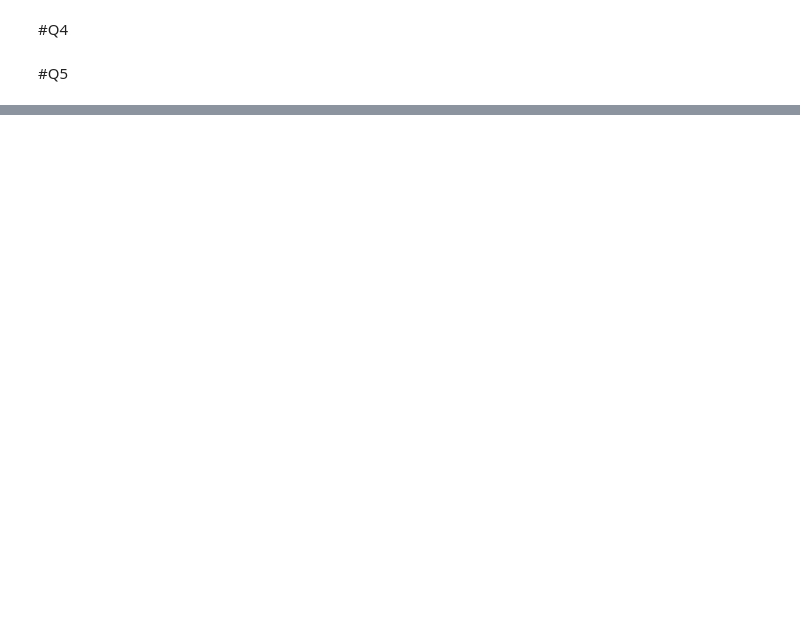
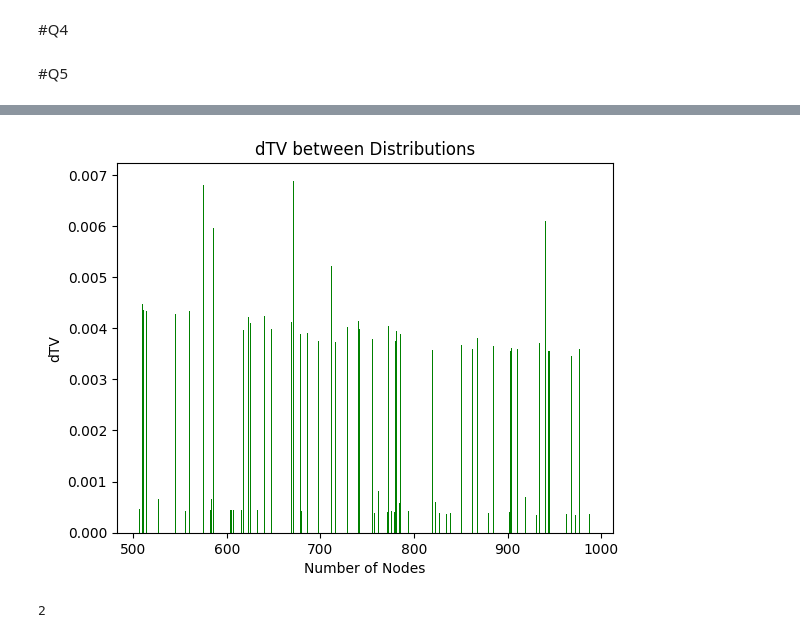
Before and after one commit to AmirEfi/Graph-Simulation, a Jupyter notebook: Simulation_Project.ipynb, the cells around one changed output, grey strips where cells are left out. Cells and saved outputs as stored; diff of their text form; code cells hidden in the pictures; blank space fills up the shorter version.

```diff
--- a/Simulation_Project.ipynb
+++ b/Simulation_Project.ipynb
@@ -524,0 +558,33 @@ plt.show()
+# %%
+# Q5-Part2: dTV between PDFs
+def column(arr, i):
+    return [row[i] for row in arr]
+
+pdf_all = list()
+for i in range(100):
+  pdf_deg = list()
+  nodes_q5 = random.randrange(500,1000)
+  SF_graph = nx.barabasi_albert_graph(nodes_q5, k)
+  degrees = [SF_graph.degree(n) for n in SF_graph.nodes()]
+  remDupDeg = rem_dup(degrees)
+  tmp_ga = random.choice(gamma)
+  for j in range(len(remDupDeg)):
+    mean_deg = math.pow((remDupDeg[j]+2), -tmp_ga)
+    pdf_deg.append(mean_deg)
+
+  pdf_all.append([sum(pdf_deg)/len(pdf_deg), nodes_q5])
+
+df = pd.DataFrame(pdf_all, columns=['PDF', 'Nodes'])
+plt.bar(df["Nodes"], df["PDF"], color='green')
+plt.title("dTV between Distributions")
+plt.xlabel("Number of Nodes")
+plt.ylabel("dTV")
+plt.show()
+# %% [output]
+[figure, added]
+# %%
+z = list()
+z.append([2,3])
+print(z[0][0])
+# %% [output]
+2
```
Also changed, not shown: parts of 3 cells of this notebook.
